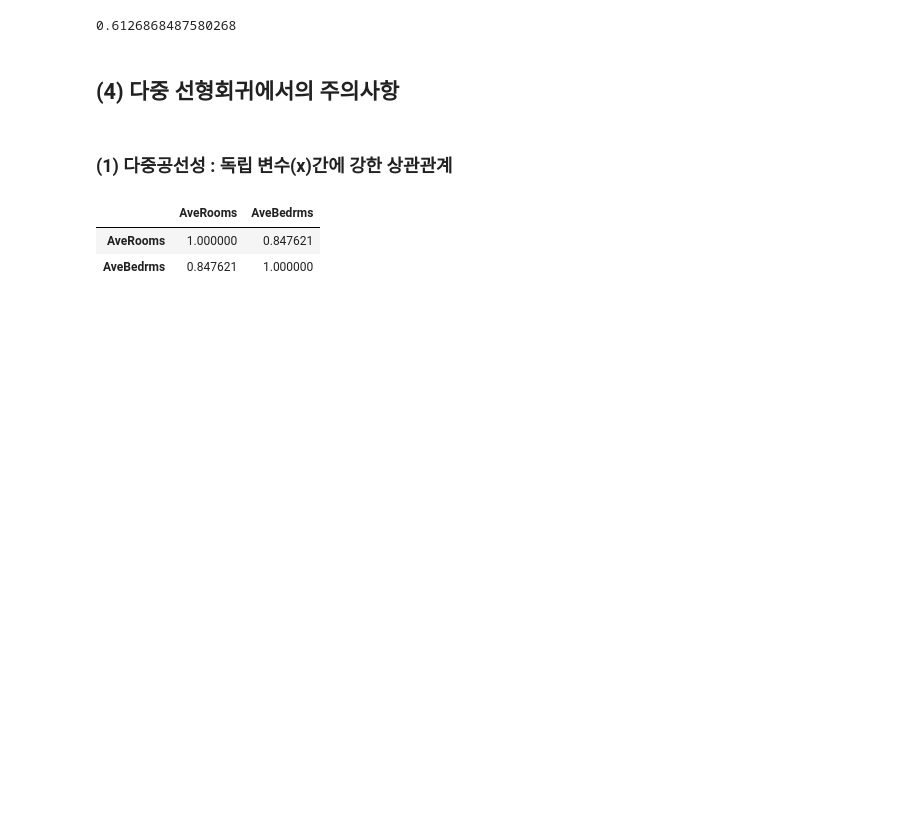
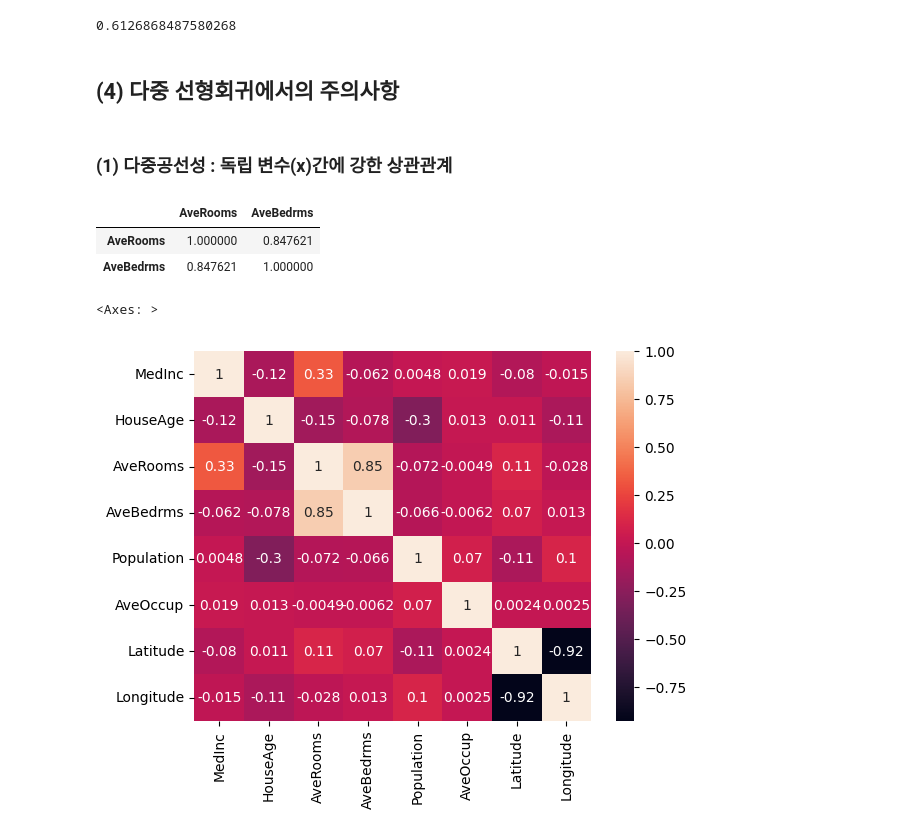
Before and after one commit to daragi/TIL, a Jupyter notebook: ML/regression.ipynb, the cells around one changed output. Drawn from its saved outputs; the diff is of its cells as text; code cells hidden in the pictures; blank space fills up the shorter version.

```diff
--- a/ML/regression.ipynb
+++ b/ML/regression.ipynb
@@ -281,3 +283,8 @@ X[['AveRooms','AveBedrms']].corr()
 |  | AveRooms | AveBedrms |
 | AveRooms | 1.000000 | 0.847621 |
 | AveBedrms | 0.847621 | 1.000000 |
+# %%
+sns.heatmap(X.corr(), annot=True)
+# %% [output]
+<Axes: >
+[figure, added]
```
Also changed, not shown: parts of 6 cells of this notebook, 1 other file.
